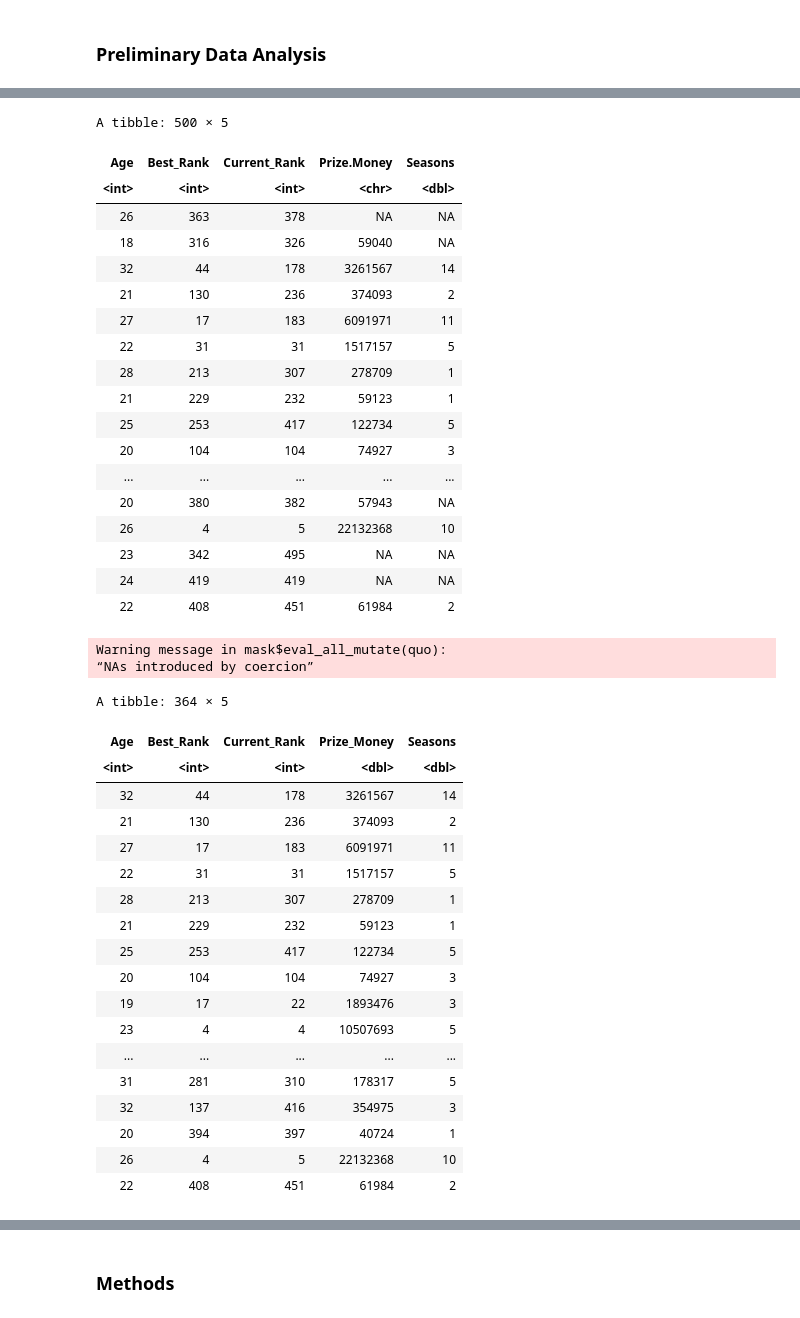
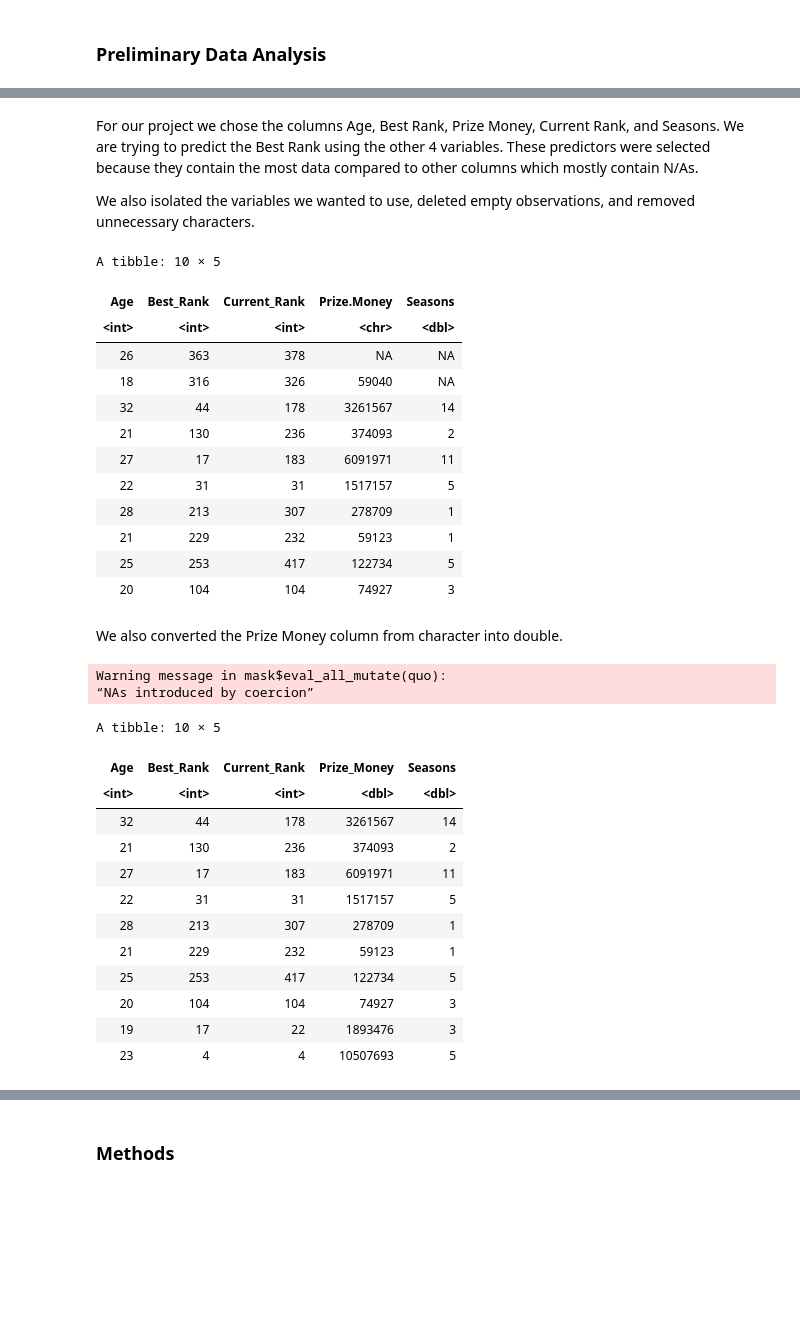
Before and after one commit to chaeyoonchang/dsci-100-group-007-33, a Jupyter notebook: proposal.ipynb, the cells around one changed output, grey strips where cells are left out. Saved outputs shown, nothing was run; the diff lists cells and outputs as text; code cells hidden in the pictures; blank space fills up the shorter version.

```diff
--- a/proposal.ipynb
+++ b/proposal.ipynb
@@ -83,0 +57,4 @@ A tibble: 10 × 5
+# %% [markdown]
+For our project we chose the columns Age, Best Rank, Prize Money, Current Rank, and Seasons. We are trying to predict the Best Rank using the other 4 variables. These predictors were selected because they contain the most data compared to other columns which mostly contain N/As.
+
+We also isolated the variables we wanted to use, deleted empty observations, and removed unnecessary characters.
@@ -84,5 +80,5 @@ A tibble: 10 × 5
 # %%
-tennis_data_separated$Prize.Money <- gsub("US", " ", tennis_data_separeted$Prize.Money)
+tennis_data_separated$Prize.Money <- gsub("US", " ", tennis_data_separated$Prize.Money)
 
 
 tennis_data_separated$Prize.Money <- gsub("US", "", tennis_data_separated$Prize.Money)
@@ -100,52 +96,48 @@ tennis_data_separated$Prize.Money <- sub("28th", "", tennis_data_separated$Prize
 tennis_data_separated$Prize.Money <- sub("2nd", "", tennis_data_separated$Prize.Money)
 tennis_data_separated$Prize.Money <- sub("6th", "", tennis_data_separated$Prize.Money)
 tennis_data_separated$Prize.Money <- sub("33rd", "", tennis_data_separated$Prize.Money)
 tennis_data_separated$Prize.Money <- sub("26th", "", tennis_data_separated$Prize.Money)
 tennis_data_separated$Prize.Money <- sub("24th", "", tennis_data_separated$Prize.Money)
 tennis_data_separated$Prize.Money <- sub("48th", "", tennis_data_separated$Prize.Money)
 tennis_data_separated$Prize.Money <- sub("41st", "", tennis_data_separated$Prize.Money)
 tennis_data_separated$Prize.Money <- sub("\\$","", tennis_data_separated$Prize.Money)
 tennis_data_separated$Prize.Money <- sub(" ", "", tennis_data_separated$Prize.Money)
 tennis_data_separated$Prize.Money <- sub("   ", "", tennis_data_separated$Prize.Money)
 tennis_data_separated$Prize.Money <- sub("  ", "", tennis_data_separated$Prize.Money)
 tennis_data_separated$Prize.Money <- sub(" all-time in earnings", "", tennis_data_separated$Prize.Money)
 tennis_data_separated$Prize.Money <- gsub(",", "", tennis_data_separated$Prize.Money)
 
 tennis_data_renamed <- tennis_data_separated |>
     rename("Best_Rank" = "best_rank") |>
     rename("Current_Rank" = "current_rank")
-tennis_data_renamed
+head(tennis_data_renamed, n = 10)
 # %% [output]
-A tibble: 500 × 5
+A tibble: 10 × 5
 | Age | Best_Rank | Current_Rank | Prize.Money | Seasons |
 | <int> | <int> | <int> | <chr> | <dbl> |
 | 26 | 363 | 378 | NA | NA |
 | 18 | 316 | 326 | 59040 | NA |
 | 32 | 44 | 178 | 3261567 | 14 |
 | 21 | 130 | 236 | 374093 | 2 |
 | 27 | 17 | 183 | 6091971 | 11 |
 | 22 | 31 | 31 | 1517157 | 5 |
 | 28 | 213 | 307 | 278709 | 1 |
 | 21 | 229 | 232 | 59123 | 1 |
 | 25 | 253 | 417 | 122734 | 5 |
 | 20 | 104 | 104 | 74927 | 3 |
-| ... | ... | ... | ... | ... |
-| 20 | 380 | 382 | 57943 | NA |
-| 26 | 4 | 5 | 22132368 | 10 |
-| 23 | 342 | 495 | NA | NA |
-| 24 | 419 | 419 | NA | NA |
-| 22 | 408 | 451 | 61984 | 2 |
+# %% [markdown]
+We also converted the Prize Money column from character into double.
 # %%
 tennis_data_mutated <- tennis_data_renamed |>
     mutate(Prize_Money = as.numeric(Prize.Money)) |>
     na.omit() |>
     select(Age, Best_Rank, Current_Rank, Prize_Money, Seasons)
 
-tennis_data_mutated
+head(tennis_data_mutated, n = 10)
 # %% [output]
 Warning message in mask$eval_all_mutate(quo):
 “NAs introduced by coercion”
-A tibble: 364 × 5
+A tibble: 10 × 5
 | Age | Best_Rank | Current_Rank | Prize_Money | Seasons |
 | <int> | <int> | <int> | <dbl> | <dbl> |
 | 32 | 44 | 178 | 3261567 | 14 |
@@ -158,9 +150,3 @@ A tibble: 364 × 5
 | 20 | 104 | 104 | 74927 | 3 |
 | 19 | 17 | 22 | 1893476 | 3 |
 | 23 | 4 | 4 | 10507693 | 5 |
-| ... | ... | ... | ... | ... |
-| 31 | 281 | 310 | 178317 | 5 |
-| 32 | 137 | 416 | 354975 | 3 |
-| 20 | 394 | 397 | 40724 | 1 |
-| 26 | 4 | 5 | 22132368 | 10 |
-| 22 | 408 | 451 | 61984 | 2 |
```
Also changed, not shown: parts of 11 cells of this notebook.
